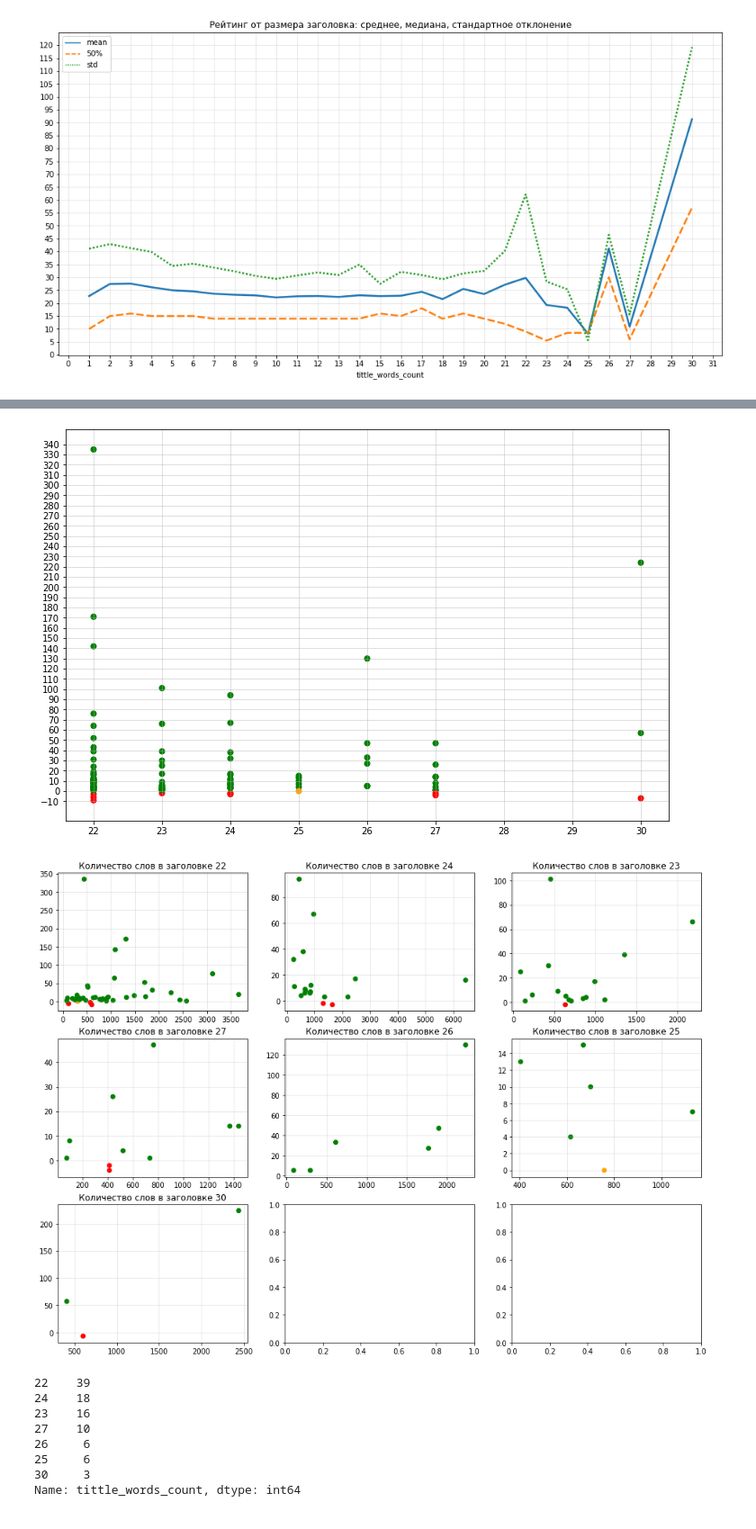
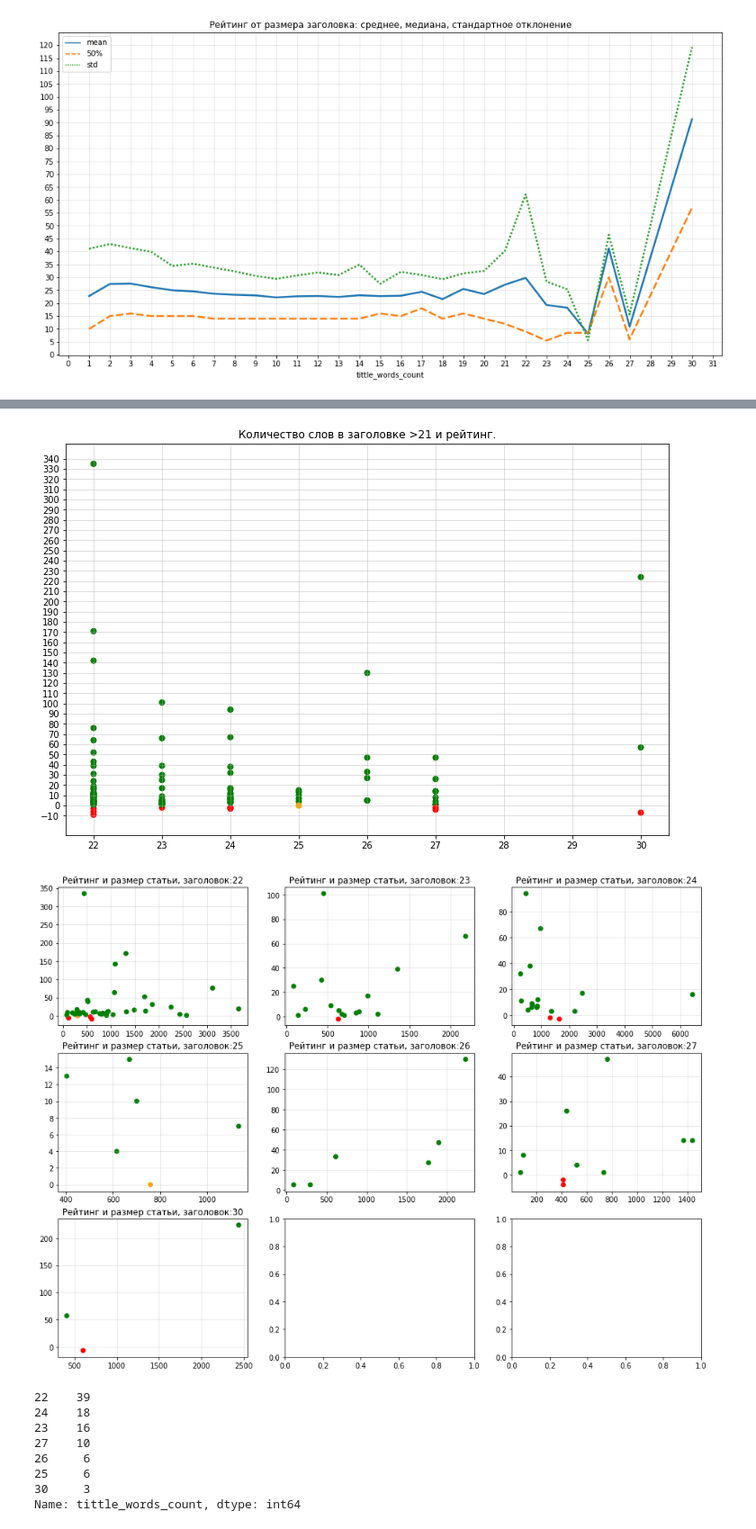
Before and after one commit to D7nis/DS_Habr_rate, a Jupyter notebook: Habr.ipynb, the cells around one changed output, grey strips where cells are left out. Shown at 90% size. Drawn from its saved outputs; the diff is of its cells as text; code cells hidden in the pictures.

Commit message:
Продолжаю анализ рейтинга

```diff
--- a/Habr.ipynb
+++ b/Habr.ipynb
@@ -526,3 +523,8 @@ sns.lineplot(data=df_rate_desc, palette="tab10", linewidth=2.5);
+# %%
+twc_21_df=df[df['tittle_words_cяount']>21]
+twc_21_count = twc_21_df['tittle_words_count'].value_counts().count()
+twc_21_list = sorted(twc_21_df['tittle_words_count'].unique())
+nrows = 3
 # %%
 rc_colors = {-1:'red',0:'orange',1:'green'}
 fsize = (12, 8)
@@ -530,28 +532,25 @@ fig, ax = plt.subplots(figsize=fsize)
 plt.title('')
 plt.yticks(range(-10,350,10))
 plt.grid(alpha=0.5)
+plt.title('Количество слов в заголовке >21 и рейтинг.')
 plt.scatter(twc_21_df['tittle_words_count'],twc_21_df['rate'],color=twc_21_df['rate_category'].map(rc_colors));
 # %% [output]
-[figure, old version]
+[figure, new version]
-# %%
-twc_21_df=df[df['tittle_words_count']>21]
-twc_21_count = twc_21_df['tittle_words_count'].value_counts().count()
-nrows = 3
-twc_21_list = list(twc_21_df['tittle_words_count'].value_counts().index)
 # %%
 fig, ax = plt.subplots(nrows=nrows, ncols=ceil(twc_21_count/nrows), figsize=(16, 12))
 i=0
 for row, row_axes in enumerate(ax):
     for column, ax in enumerate(row_axes):
         ax.grid(alpha=0.35)
         twc_21_df_data=twc_21_df[twc_21_df['tittle_words_count']==twc_21_list[i]]
-        ax.scatter(x='text_words_count',y='rate',data=twc_21_df_data,color=twc_21_df_data['rate_category'].map(rc_colors))
-        ax.set_title('Количество слов в заголовке {}'.format(twc_21_list[i]))
+        ax.scatter(x='text_words_count',y='rate',data=twc_21_df_data,color=twc_21_df_data['rate_category'].\
+                                                                                               map(rc_colors))
+        ax.set_title('Рейтинг и размер статьи, заголовок:{}'.format(twc_21_list[i]))
         if i==twc_21_count-1:
             break
         i+=1
 # %% [output]
-[figure, old version]
+[figure, new version]
 # %%
 df[df['tittle_words_count']>21]['tittle_words_count'].value_counts()
 # %% [output]
```
Also changed, not shown: parts of 24 cells of this notebook.
